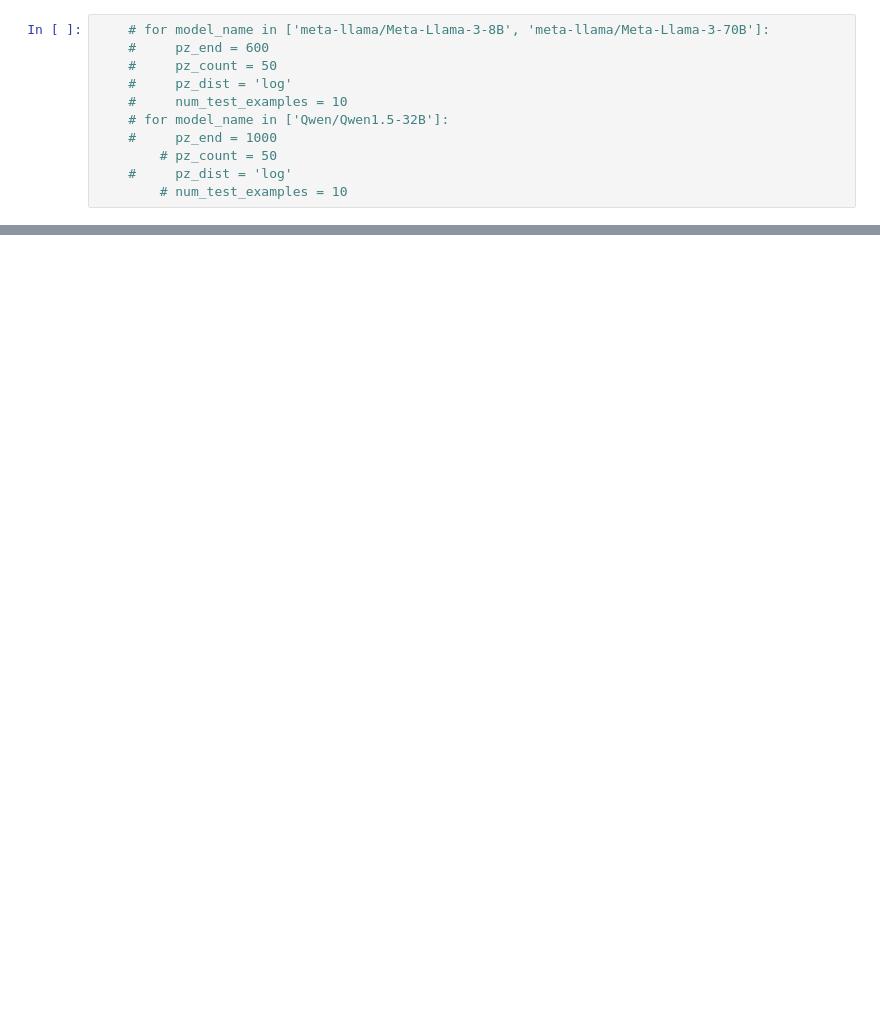
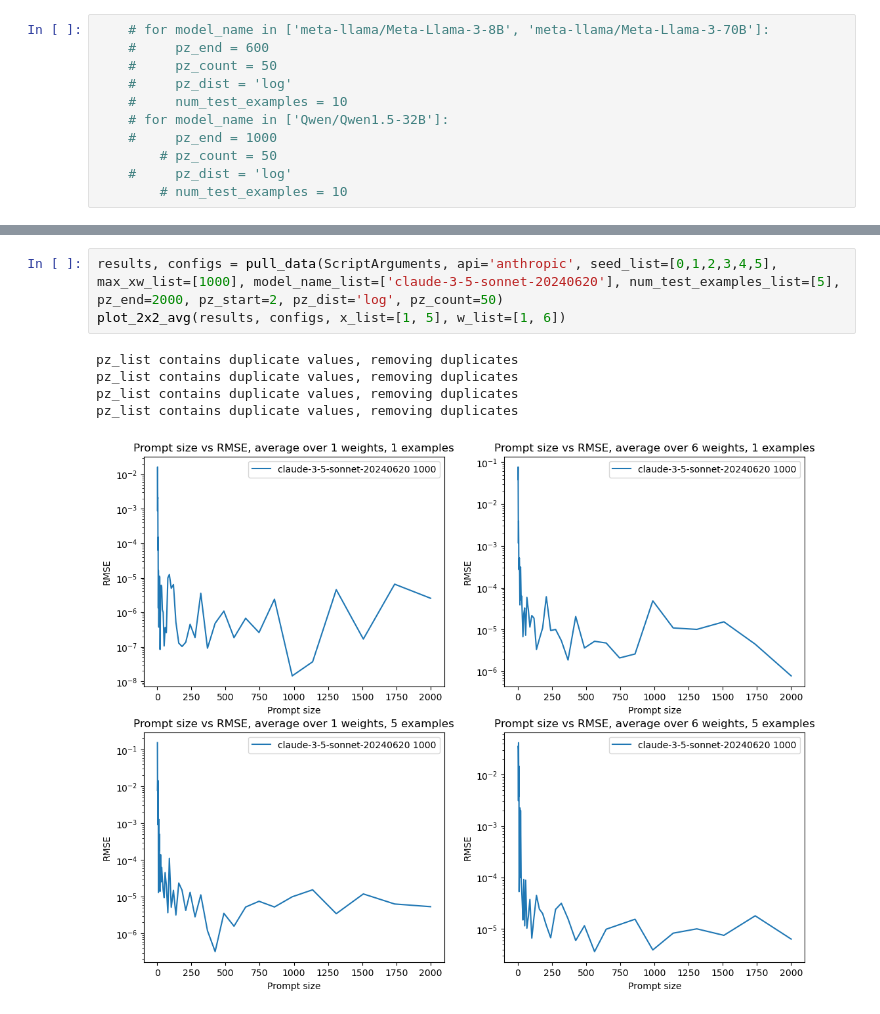
Before and after one commit to JackCai1206/multiple-ascent, a Jupyter notebook: plotting.ipynb, the cells around one changed output, grey strips where cells are left out. Saved outputs shown, nothing was run; the diff lists cells and outputs as text; blank space fills up the shorter version.

```diff
--- a/plotting.ipynb
+++ b/plotting.ipynb
@@ -119,0 +200,9 @@ Not enough data for Meta-Llama-3-8B 1000
+# %%
+results, configs = pull_data(ScriptArguments, api='anthropic', seed_list=[0,1,2,3,4,5], max_xw_list=[1000], model_name_list=['claude-3-5-sonnet-20240620'], num_test_examples_list=[5], pz_end=2000, pz_start=2, pz_dist='log', pz_count=50)
+plot_2x2_avg(results, configs, x_list=[1, 5], w_list=[1, 6])
+# %% [output]
+pz_list contains duplicate values, removing duplicates
+pz_list contains duplicate values, removing duplicates
+pz_list contains duplicate values, removing duplicates
+pz_list contains duplicate values, removing duplicates
+[figure, added]
```
Also changed, not shown: parts of 11 cells of this notebook, 2 other files.
